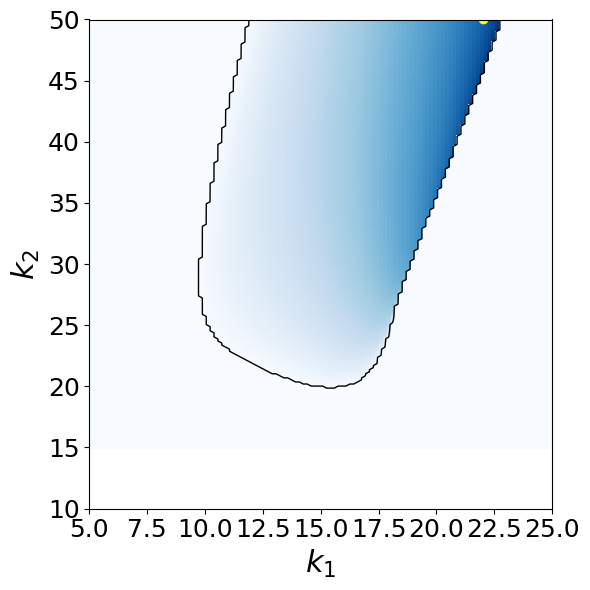
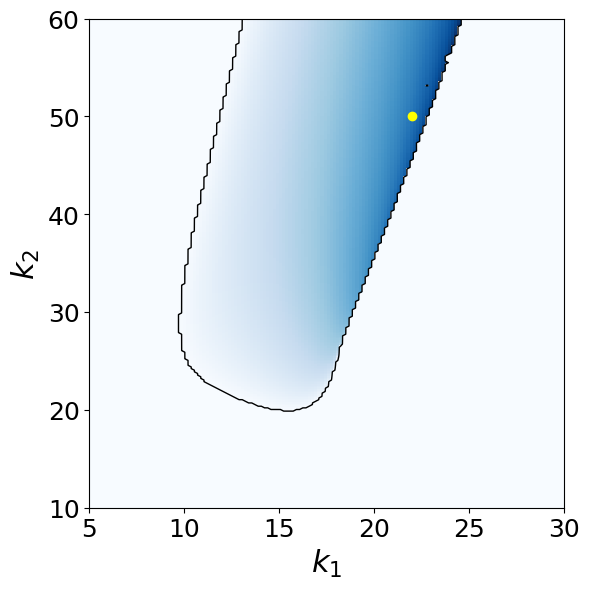
The change to this notebook cell's code, shown as a diff; its figure went from the first image to the second:
--- before
+++ after
@@ -14,6 +14,6 @@
 plt.scatter(k1val, k2val, color ='yellow')
 
-plt.xlim(5,25)
-plt.ylim(10,50)
+plt.xlim(5,30)
+plt.ylim(10,60)
 plt.xlabel(r"$k_1$",fontsize = 22)
 plt.ylabel(r"$k_2$",fontsize = 22)

Commit: Add files via upload